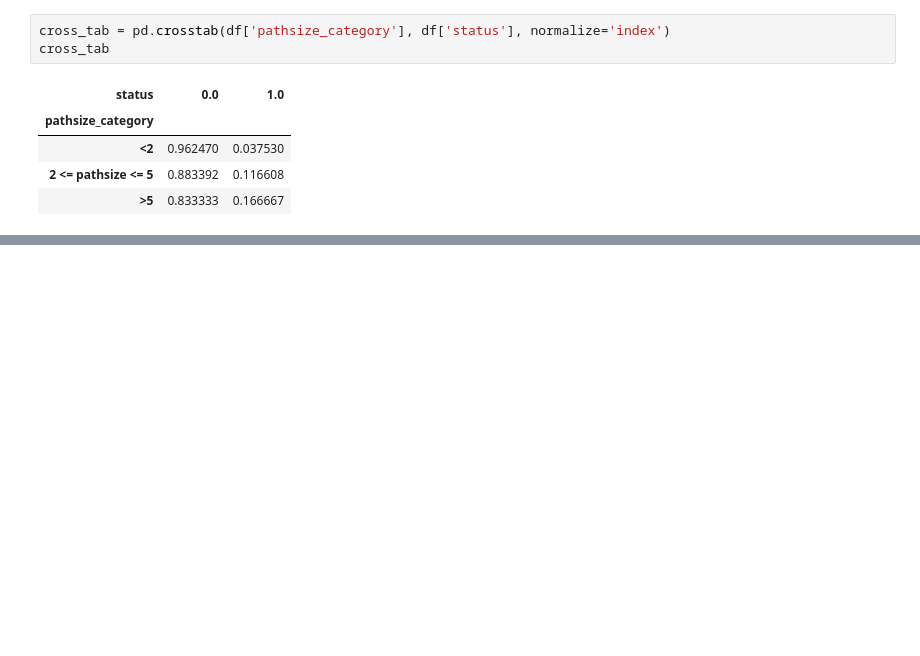
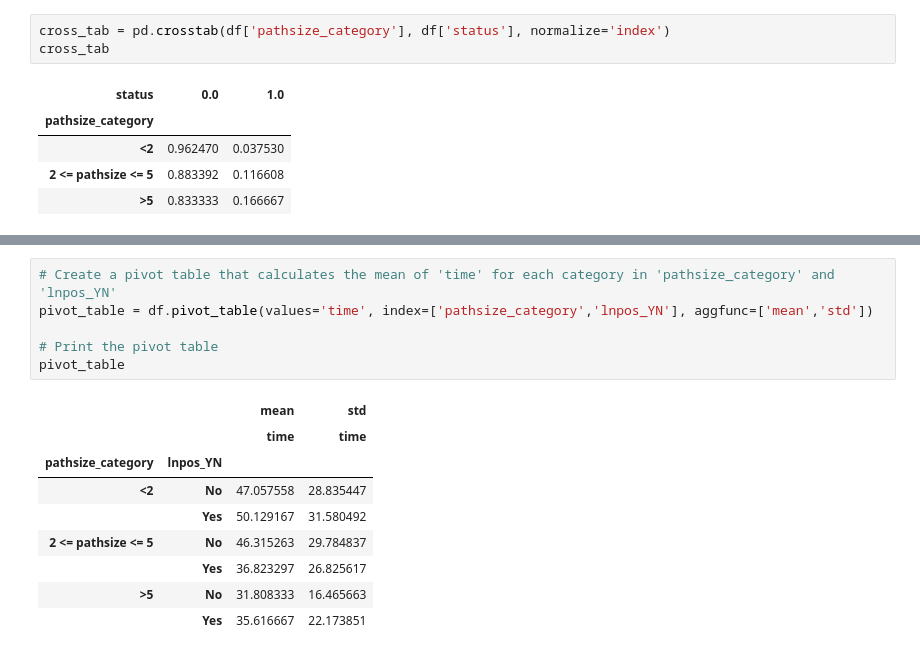
Before and after one commit to Sara9595/Kaggle, a Jupyter notebook: descriptive-statistics-on-breast-cancer-data.ipynb, the cells around one changed output, grey strips where cells are left out. Saved outputs shown, nothing was run; the diff lists cells and outputs as text; blank space fills up the shorter version.

```diff
--- a/descriptive-statistics-on-breast-cancer-data.ipynb
+++ b/descriptive-statistics-on-breast-cancer-data.ipynb
@@ -419,0 +441,16 @@ cross_tab
+# %%
+# Create a pivot table that calculates the mean of 'time' for each category in 'pathsize_category' and 'lnpos_YN'
+pivot_table = df.pivot_table(values='time', index=['pathsize_category','lnpos_YN'], aggfunc=['mean','std'])
+
+# Print the pivot table
+pivot_table
+# %% [output]
+|  |  | mean | std |
+|  |  | time | time |
+| pathsize_category | lnpos_YN |  |  |
+| <2 | No | 47.057558 | 28.835447 |
+|  | Yes | 50.129167 | 31.580492 |
+| 2 <= pathsize <= 5 | No | 46.315263 | 29.784837 |
+|  | Yes | 36.823297 | 26.825617 |
+| >5 | No | 31.808333 | 16.465663 |
+|  | Yes | 35.616667 | 22.173851 |
```
Also changed, not shown: parts of 4 cells of this notebook.
